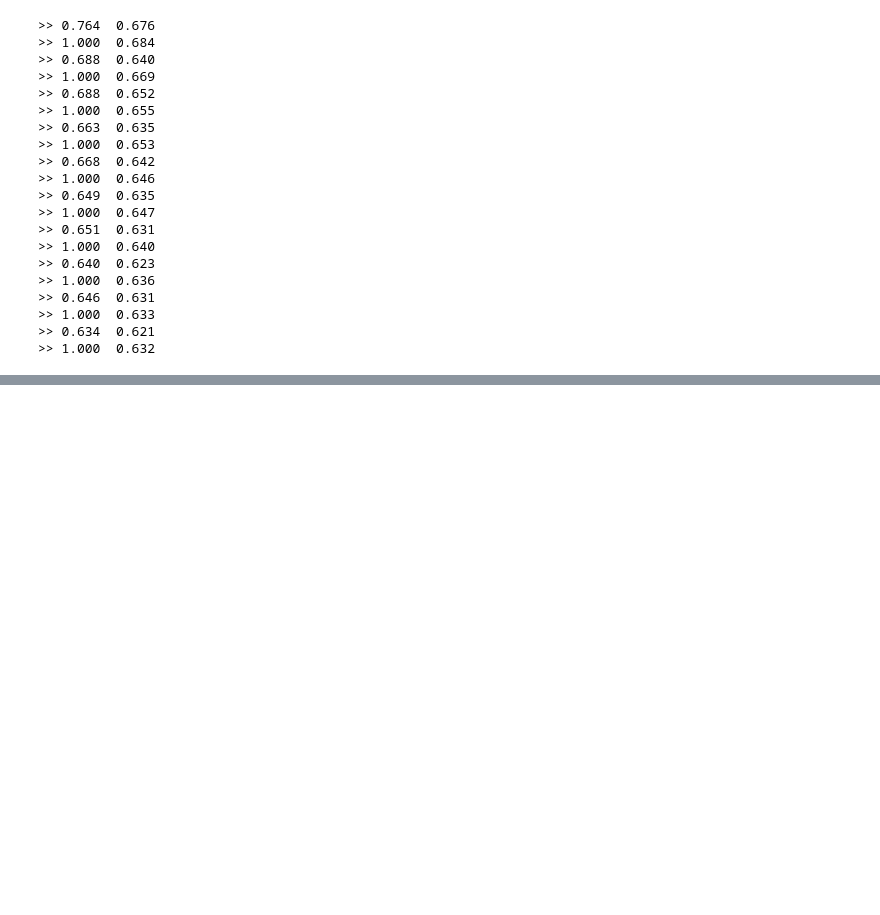
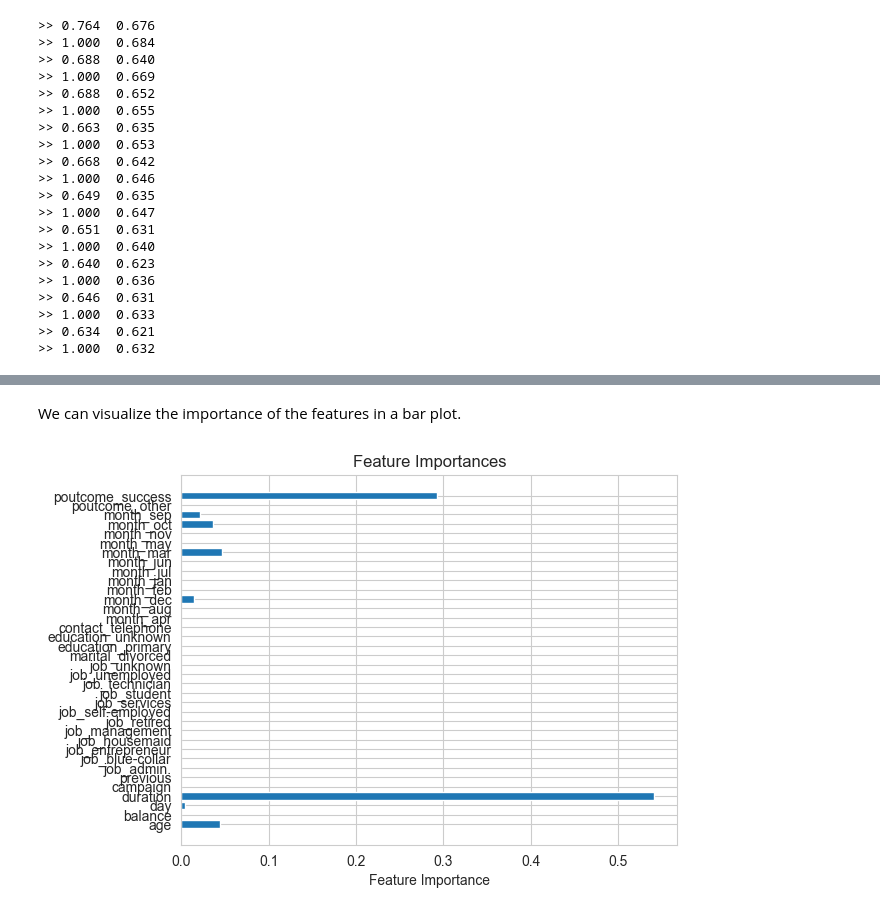
Before and after one commit to Steeve3/ML-model, a Jupyter notebook: notebooks/bank_notebook.ipynb, the cells around one changed output, grey strips where cells are left out. Drawn from its saved outputs; the diff is of its cells as text; code cells hidden in the pictures; blank space fills up the shorter version.

```diff
--- a/notebooks/bank_notebook.ipynb
+++ b/notebooks/bank_notebook.ipynb
@@ -616,0 +742,15 @@ array([ 5, 10, 15, 20, 25, 30, 35, 40, 45, 50])
+# %% [markdown]
+We can visualize the importance of the features in a bar plot.
+# %%
+def plot_feature_importances(model):
+    n_features = X.shape[1]
+    plt.barh(range(n_features), model.feature_importances_, align='center')
+    plt.yticks(np.arange(n_features), X.columns)
+    plt.xlabel('Feature Importance')
+    plt.title('Feature Importances')
+    plt.draw()
+    plt.show()
+
+plot_feature_importances(df)
+# %% [output]
+[figure, added]
```
Also changed, not shown: parts of 27 cells of this notebook, 2 other files.
